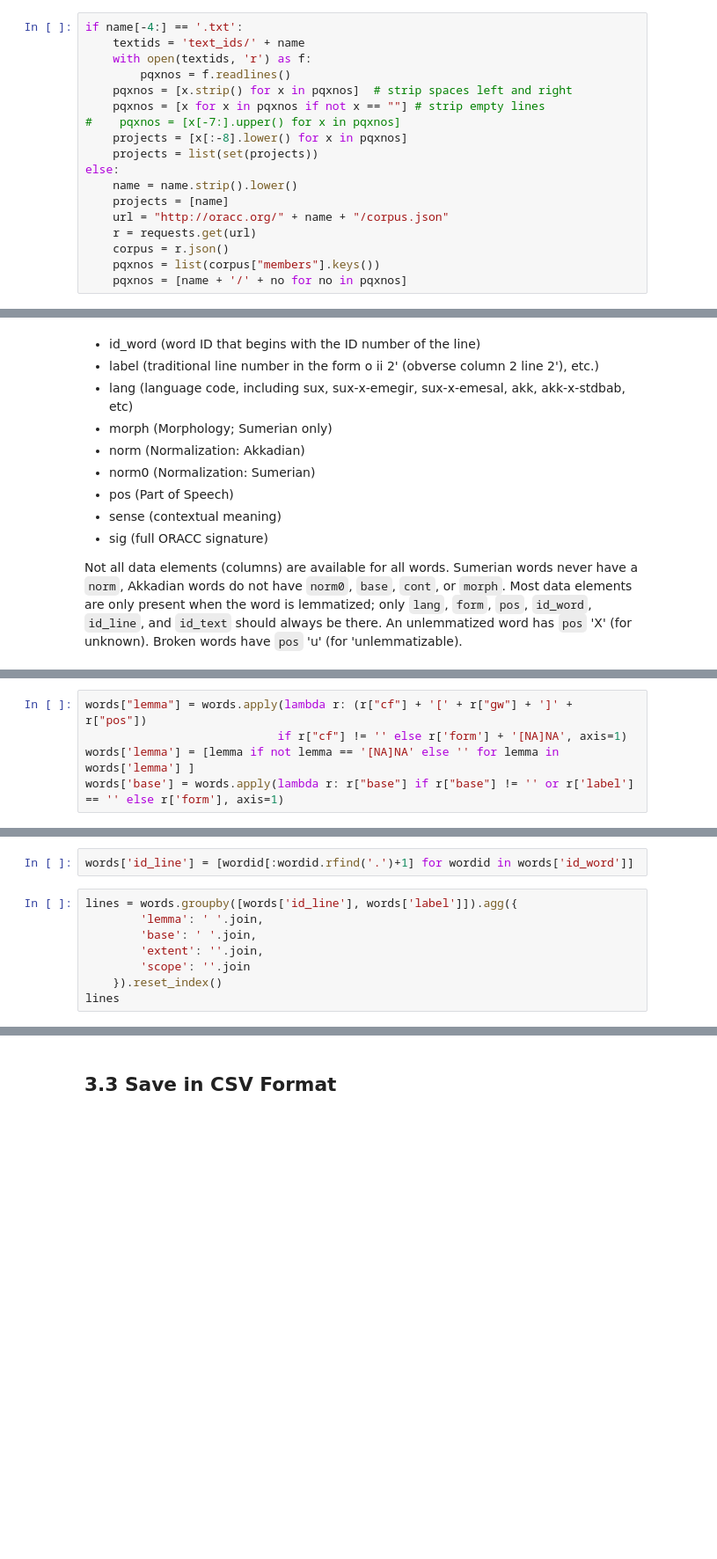
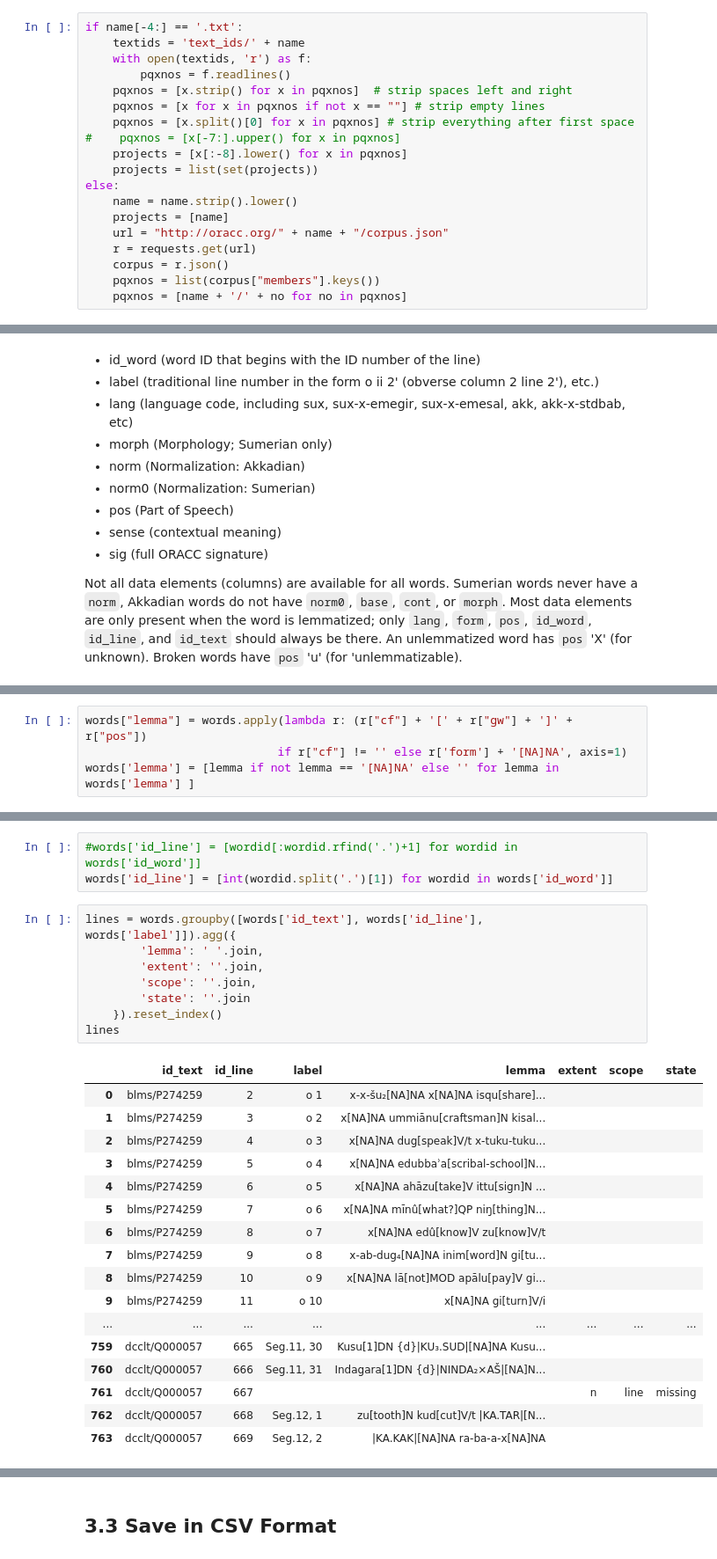
Before and after one commit to niekveldhuis/ORACC-JSON, a Jupyter notebook: Second_JSON_parser.ipynb, the cells around one changed output, grey strips where cells are left out. Shown at 88% size. Drawn from its saved outputs; the diff is of its cells as text; blank space fills up the shorter version.

```diff
--- a/Second_JSON_parser.ipynb
+++ b/Second_JSON_parser.ipynb
@@ -71,6 +68,7 @@ if name[-4:] == '.txt':
         pqxnos = f.readlines()
     pqxnos = [x.strip() for x in pqxnos]  # strip spaces left and right
     pqxnos = [x for x in pqxnos if not x == ""] # strip empty lines
+    pqxnos = [x.split()[0] for x in pqxnos] # strip everything after first space
 #    pqxnos = [x[-7:].upper() for x in pqxnos]
     projects = [x[:-8].lower() for x in pqxnos]
     projects = list(set(projects))
@@ -287,6 +254,5 @@ For Sumerian projects each lemmatized word has a `base` (the word without morpho
 words["lemma"] = words.apply(lambda r: (r["cf"] + '[' + r["gw"] + ']' + r["pos"])
                             if r["cf"] != '' else r['form'] + '[NA]NA', axis=1)
 words['lemma'] = [lemma if not lemma == '[NA]NA' else '' for lemma in words['lemma'] ]
-words['base'] = words.apply(lambda r: r["base"] if r["base"] != '' or r['label'] == '' else r['form'], axis=1)
 # %% [markdown]
 ## 3.2 Group by Line
@@ -294,10 +264,29 @@ In the `words` dataframe each word has a separate row. In order into change this
 # %%
-words['id_line'] = [wordid[:wordid.rfind('.')+1] for wordid in words['id_word']]
+#words['id_line'] = [wordid[:wordid.rfind('.')+1] for wordid in words['id_word']]
+words['id_line'] = [int(wordid.split('.')[1]) for wordid in words['id_word']]
 # %%
-lines = words.groupby([words['id_line'], words['label']]).agg({
+lines = words.groupby([words['id_text'], words['id_line'], words['label']]).agg({
         'lemma': ' '.join,
-        'base': ' '.join,
         'extent': ''.join,
-        'scope': ''.join
+        'scope': ''.join,
+        'state': ''.join
     }).reset_index()
 lines
+# %% [output]
+|  | id_text | id_line | label | lemma | extent | scope | state |
+| 0 | blms/P274259 | 2 | o 1 | x-x-šu₂[NA]NA x[NA]NA isqu[share]... |  |  |  |
+| 1 | blms/P274259 | 3 | o 2 | x[NA]NA ummiānu[craftsman]N kisal... |  |  |  |
+| 2 | blms/P274259 | 4 | o 3 | x[NA]NA dug[speak]V/t x-tuku-tuku... |  |  |  |
+| 3 | blms/P274259 | 5 | o 4 | x[NA]NA edubbaʾa[scribal-school]N... |  |  |  |
+| 4 | blms/P274259 | 6 | o 5 | x[NA]NA ahāzu[take]V ittu[sign]N ... |  |  |  |
+| 5 | blms/P274259 | 7 | o 6 | x[NA]NA mīnû[what?]QP niŋ[thing]N... |  |  |  |
+| 6 | blms/P274259 | 8 | o 7 | x[NA]NA edû[know]V zu[know]V/t |  |  |  |
+| 7 | blms/P274259 | 9 | o 8 | x-ab-dug₄[NA]NA inim[word]N gi[tu... |  |  |  |
+| 8 | blms/P274259 | 10 | o 9 | x[NA]NA lā[not]MOD apālu[pay]V gi... |  |  |  |
+| 9 | blms/P274259 | 11 | o 10 | x[NA]NA gi[turn]V/i |  |  |  |
+| ... | ... | ... | ... | ... | ... | ... | ... |
+| 759 | dcclt/Q000057 | 665 | Seg.11, 30 | Kusu[1]DN {d}|KU₃.SUD|[NA]NA Kusu... |  |  |  |
+| 760 | dcclt/Q000057 | 666 | Seg.11, 31 | Indagara[1]DN {d}|NINDA₂×AŠ|[NA]N... |  |  |  |
+| 761 | dcclt/Q000057 | 667 |  |  | n | line | missing |
+| 762 | dcclt/Q000057 | 668 | Seg.12, 1 | zu[tooth]N kud[cut]V/t |KA.TAR|[N... |  |  |  |
+| 763 | dcclt/Q000057 | 669 | Seg.12, 2 | |KA.KAK|[NA]NA ra-ba-a-x[NA]NA |  |  |  |
```
Also changed, not shown: parts of 40 cells of this notebook, 15 other files.
